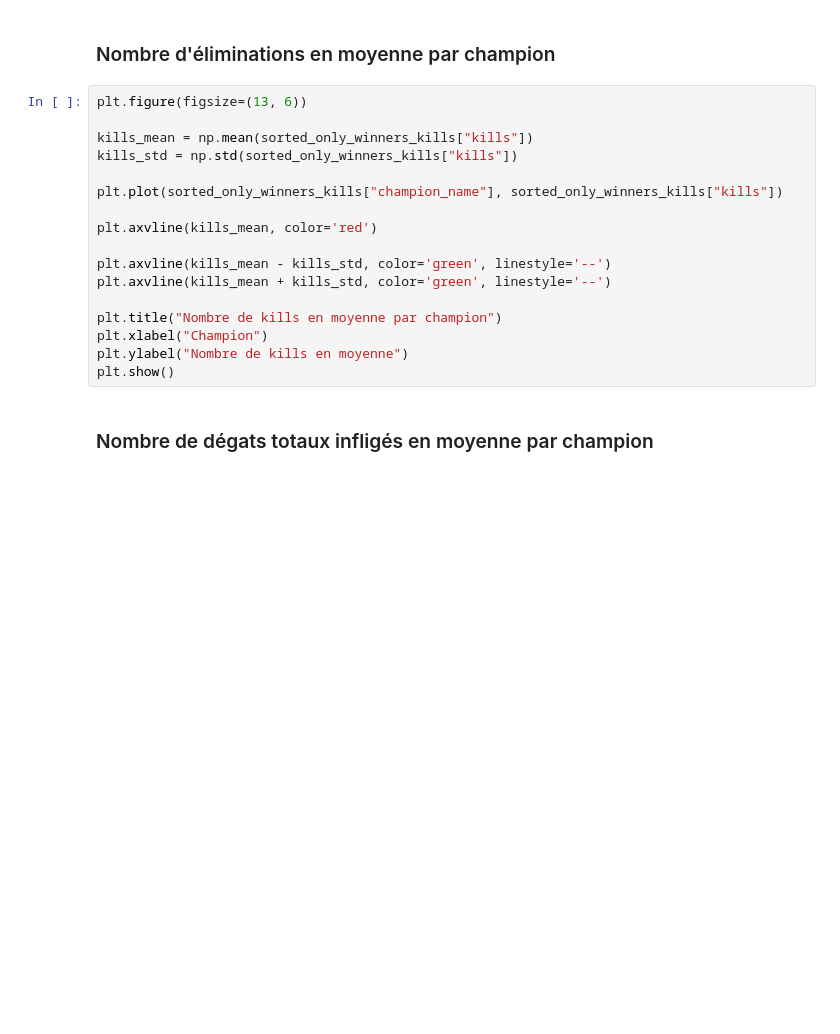
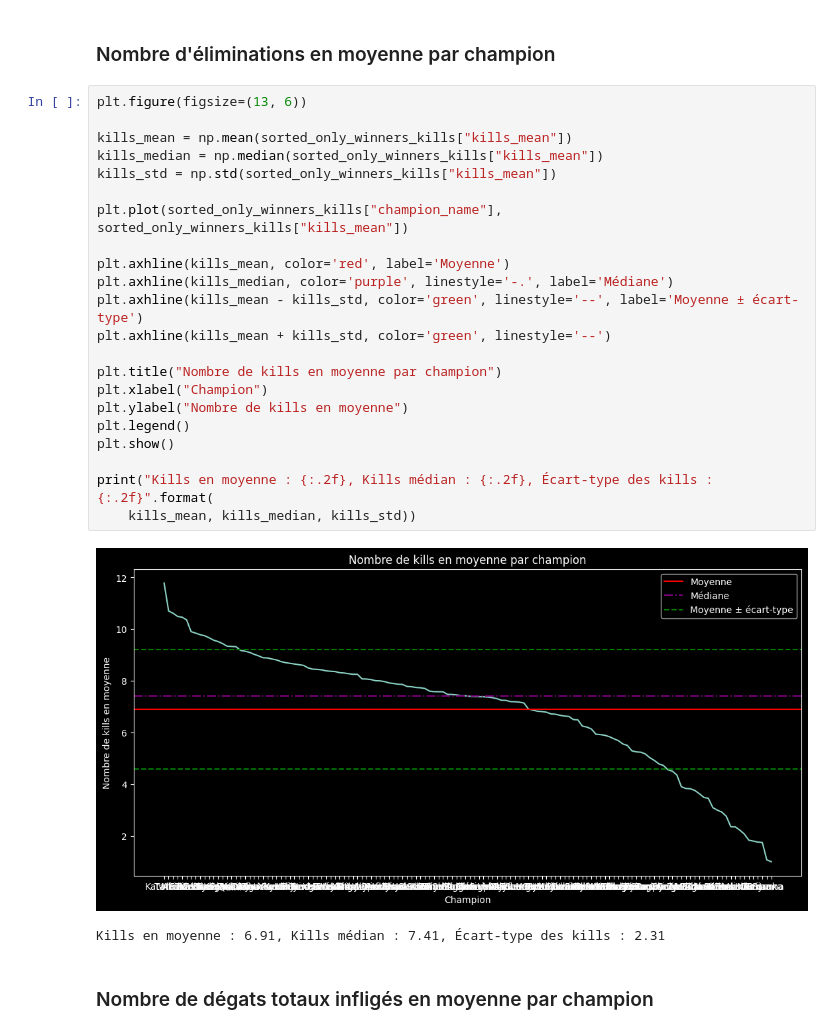
Before and after one commit to cbnoah/LOLDataAnalysis, a Jupyter notebook: sample.ipynb, the cells around one changed output. Cells and saved outputs as stored; diff of their text form; blank space fills up the shorter version.

```diff
--- a/sample.ipynb
+++ b/sample.ipynb
@@ -263,20 +286,28 @@ sorted_only_winners_kda = sorted_only_winners_kda.sort_values(by="KDA", ascendin
 # %%
 plt.figure(figsize=(13, 6))
 
-kills_mean = np.mean(sorted_only_winners_kills["kills"])
-kills_std = np.std(sorted_only_winners_kills["kills"])
+kills_mean = np.mean(sorted_only_winners_kills["kills_mean"])
+kills_median = np.median(sorted_only_winners_kills["kills_mean"])
+kills_std = np.std(sorted_only_winners_kills["kills_mean"])
 
-plt.plot(sorted_only_winners_kills["champion_name"], sorted_only_winners_kills["kills"])
+plt.plot(sorted_only_winners_kills["champion_name"], sorted_only_winners_kills["kills_mean"])
 
-plt.axvline(kills_mean, color='red')
-
-plt.axvline(kills_mean - kills_std, color='green', linestyle='--')
-plt.axvline(kills_mean + kills_std, color='green', linestyle='--')
+plt.axhline(kills_mean, color='red', label='Moyenne')
+plt.axhline(kills_median, color='purple', linestyle='-.', label='Médiane')
+plt.axhline(kills_mean - kills_std, color='green', linestyle='--', label='Moyenne ± écart-type')
+plt.axhline(kills_mean + kills_std, color='green', linestyle='--')
 
 plt.title("Nombre de kills en moyenne par champion")
 plt.xlabel("Champion")
 plt.ylabel("Nombre de kills en moyenne")
+plt.legend()
 plt.show()
+
+print("Kills en moyenne : {:.2f}, Kills médian : {:.2f}, Écart-type des kills : {:.2f}".format(
+    kills_mean, kills_median, kills_std))
+# %% [output]
+[figure, added]
+Kills en moyenne : 6.91, Kills médian : 7.41, Écart-type des kills : 2.31
 # %% [markdown]
 ### Nombre de dégats totaux infligés en moyenne par champion
 # %%
```
Also changed, not shown: parts of 8 cells of this notebook.
